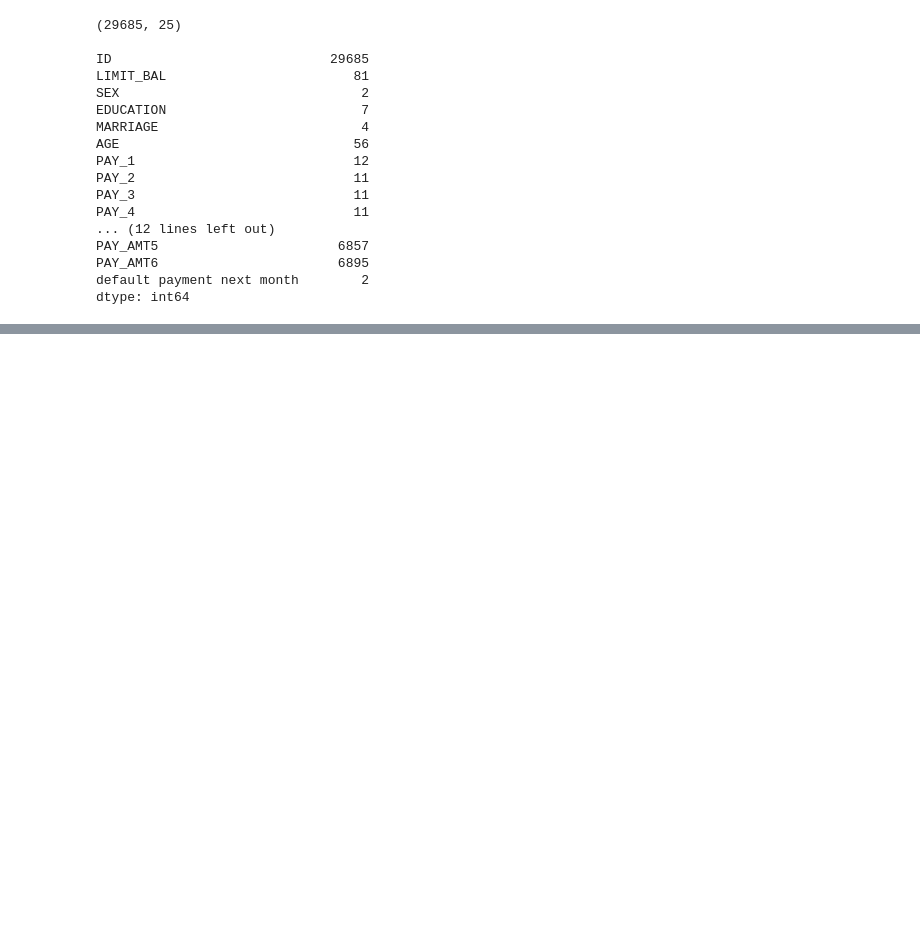
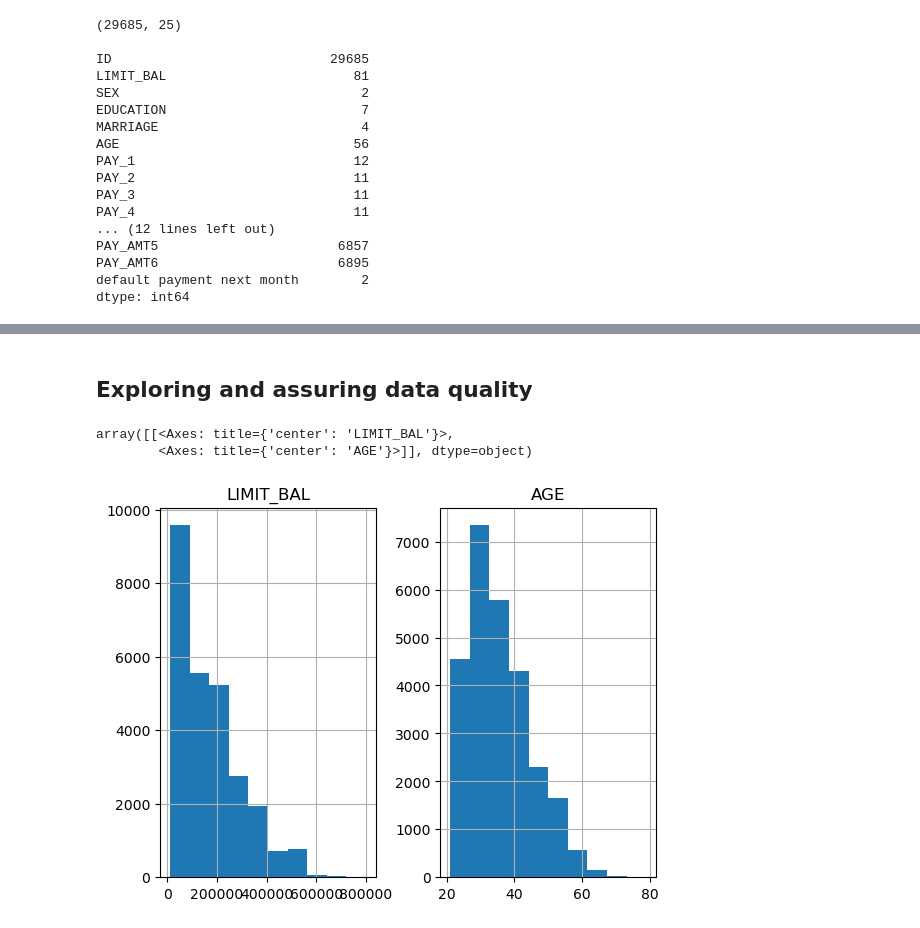
Before and after one commit to bernardeem/Python_projects, a Jupyter notebook: Data_science_projects/Bank_Account_Assessment_Project.ipynb, the cells around one changed output, grey strips where cells are left out. Drawn from its saved outputs; the diff is of its cells as text; code cells hidden in the pictures; blank space fills up the shorter version.

Commit message:
exploring and assuring data quality

```diff
--- a/Data_science_projects/Bank_Account_Assessment_Project.ipynb
+++ b/Data_science_projects/Bank_Account_Assessment_Project.ipynb
@@ -149,0 +199,5 @@ dtype: int64
+# %%
+# create mask to eliminate "Not available" values
+valid_pay_1_mask = df_clean_1["PAY_1"] != "Not available"
+print(valid_pay_1_mask[0:5], "\n")
+sum(valid_pay_1_mask)
@@ -149,0 +212,4 @@ dtype: int64
+# %%
+# the boolean mask, valid_pay_1_mask, is used to filter rows
+df_clean_2 = df_clean_1.loc[valid_pay_1_mask, :].copy()
+df_clean_2.shape
@@ -149,0 +233,3 @@ dtype: int64
+# %%
+df_clean_2["PAY_1"] = df_clean_2["PAY_1"].astype("int64")
+df_clean_2[["PAY_1", "PAY_2"]] .info()
@@ -149,0 +246,2 @@ dtype: int64
+# %% [markdown]
+## Exploring and assuring data quality
@@ -149,0 +250,6 @@ dtype: int64
+# %%
+df_clean_2[["LIMIT_BAL", "AGE"]].hist()
+# %% [output]
+array([[<Axes: title={'center': 'LIMIT_BAL'}>,
+        <Axes: title={'center': 'AGE'}>]], dtype=object)
+[figure, added]
```
Also changed, not shown: parts of 13 cells of this notebook.
